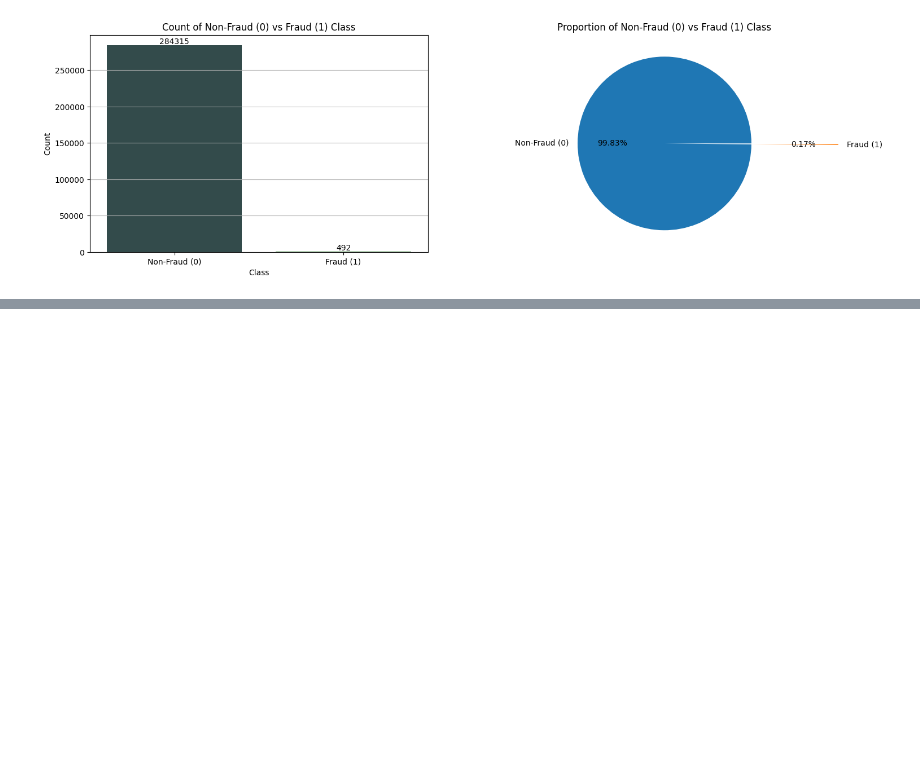
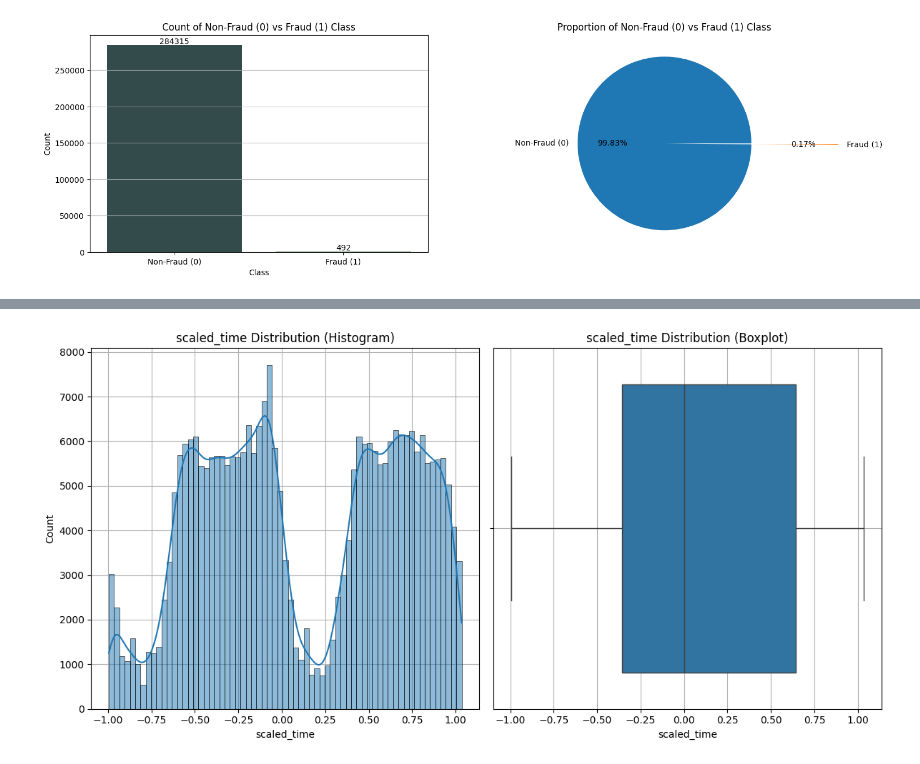
Before and after one commit to joocahyadi/Credit_Card_Fraud_Detection, a Jupyter notebook: notebook/Credit Card Fraud Detection Notebook.ipynb, the cells around one changed output, grey strips where cells are left out. Drawn from its saved outputs; the diff is of its cells as text; code cells hidden in the pictures; blank space fills up the shorter version.

Commit message:
Continued notebook analysis, finished scaling the Time and Amount features.

```diff
--- a/notebook/Credit Card Fraud Detection Notebook.ipynb
+++ b/notebook/Credit Card Fraud Detection Notebook.ipynb
@@ -324,0 +365,5 @@ Passing `palette` without assigning `hue` is deprecated and will be removed in v
+# %%
+# Check the distribution of scaled time and scaled amount
+distribution_check('scaled_time')
+# %% [output]
+[figure, added]
```
Also changed, not shown: parts of 40 cells of this notebook.
